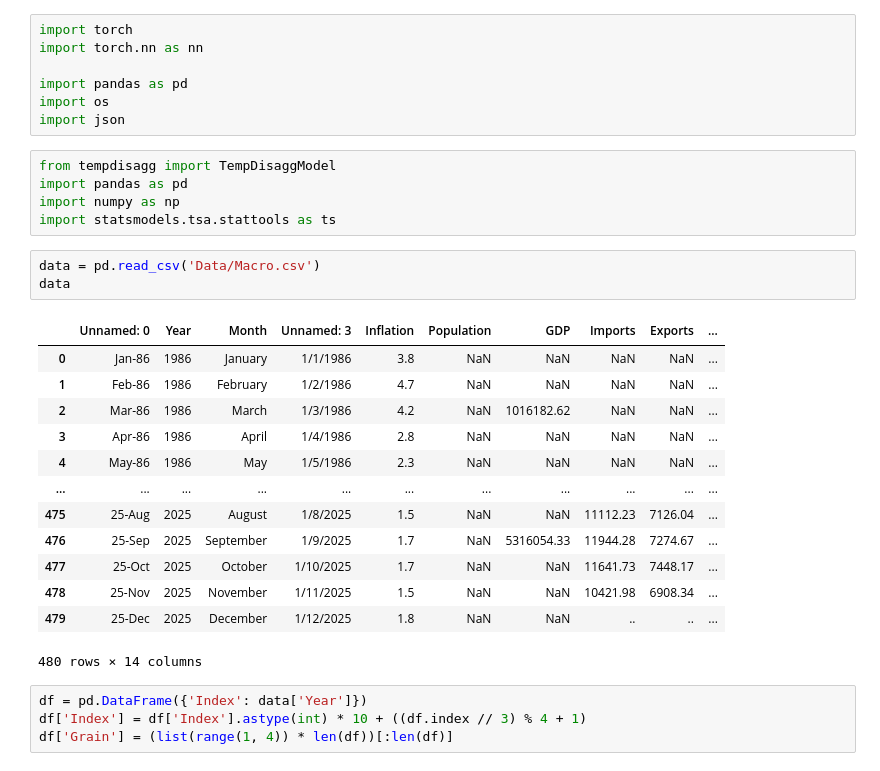
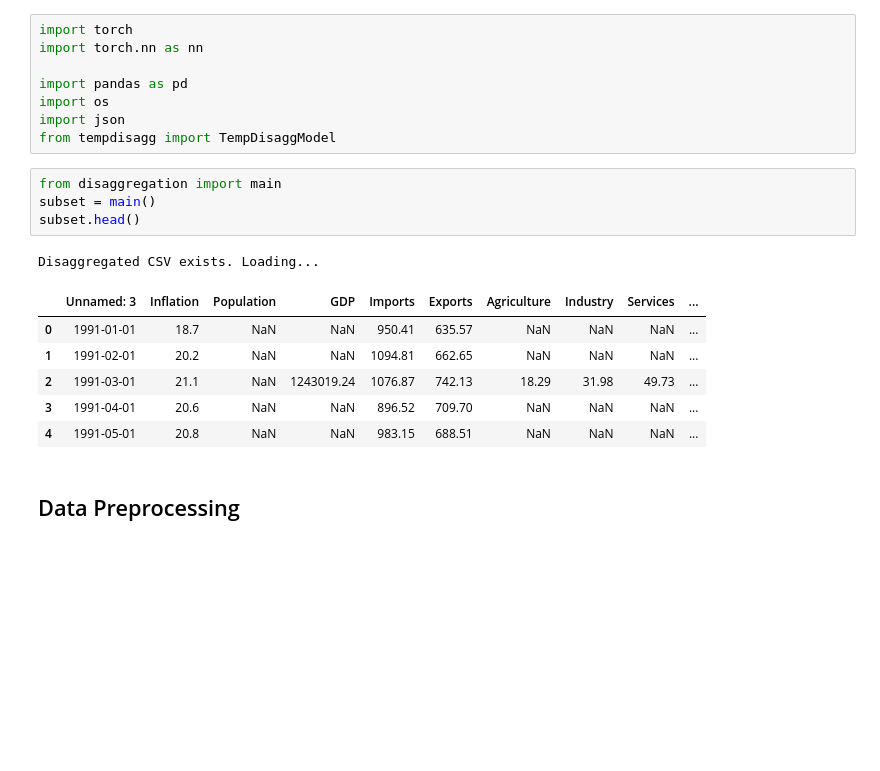
Before and after one commit to paulomercado/caps, a Jupyter notebook: main.ipynb, the cells around one changed output. Cells and saved outputs as stored; diff of their text form; blank space fills up the shorter version.

```diff
--- a/main.ipynb
+++ b/main.ipynb
@@ -5,29 +5,18 @@ import torch.nn as nn
 import pandas as pd
 import os
 import json
+from tempdisagg import TempDisaggModel
-# %%
-from tempdisagg import TempDisaggModel
-import pandas as pd
-import numpy as np
-import statsmodels.tsa.stattools as ts
-# %%
-data = pd.read_csv('Data/Macro.csv')
-data
-# %% [output]
-|  | Unnamed: 0 | Year | Month | Unnamed: 3 | Inflation | Population | GDP | Imports | Exports | ... |
-| 0 | Jan-86 | 1986 | January | 1/1/1986 | 3.8 | NaN | NaN | NaN | NaN | ... |
-| 1 | Feb-86 | 1986 | February | 1/2/1986 | 4.7 | NaN | NaN | NaN | NaN | ... |
-| 2 | Mar-86 | 1986 | March | 1/3/1986 | 4.2 | NaN | 1016182.62 | NaN | NaN | ... |
-| 3 | Apr-86 | 1986 | April | 1/4/1986 | 2.8 | NaN | NaN | NaN | NaN | ... |
-| 4 | May-86 | 1986 | May | 1/5/1986 | 2.3 | NaN | NaN | NaN | NaN | ... |
-| ... | ... | ... | ... | ... | ... | ... | ... | ... | ... | ... |
-| 475 | 25-Aug | 2025 | August | 1/8/2025 | 1.5 | NaN | NaN | 11112.23 | 7126.04 | ... |
-| 476 | 25-Sep | 2025 | September | 1/9/2025 | 1.7 | NaN | 5316054.33 | 11944.28 | 7274.67 | ... |
-| 477 | 25-Oct | 2025 | October | 1/10/2025 | 1.7 | NaN | NaN | 11641.73 | 7448.17 | ... |
-| 478 | 25-Nov | 2025 | November | 1/11/2025 | 1.5 | NaN | NaN | 10421.98 | 6908.34 | ... |
-| 479 | 25-Dec | 2025 | December | 1/12/2025 | 1.8 | NaN | NaN | .. | .. | ... |
-480 rows × 14 columns
-# %%
-df = pd.DataFrame({'Index': data['Year']})
-df['Index'] = df['Index'].astype(int) * 10 + ((df.index // 3) % 4 + 1)
-df['Grain'] = (list(range(1, 4)) * len(df))[:len(df)]
+# %%
+from disaggregation import main
+subset = main()
+subset.head()
+# %% [output]
+Disaggregated CSV exists. Loading...
+|  | Unnamed: 3 | Inflation | Population | GDP | Imports | Exports | Agriculture | Industry | Services | ... |
+| 0 | 1991-01-01 | 18.7 | NaN | NaN | 950.41 | 635.57 | NaN | NaN | NaN | ... |
+| 1 | 1991-02-01 | 20.2 | NaN | NaN | 1094.81 | 662.65 | NaN | NaN | NaN | ... |
+| 2 | 1991-03-01 | 21.1 | NaN | 1243019.24 | 1076.87 | 742.13 | 18.29 | 31.98 | 49.73 | ... |
+| 3 | 1991-04-01 | 20.6 | NaN | NaN | 896.52 | 709.70 | NaN | NaN | NaN | ... |
+| 4 | 1991-05-01 | 20.8 | NaN | NaN | 983.15 | 688.51 | NaN | NaN | NaN | ... |
+# %% [markdown]
+## Data Preprocessing
```
Also changed, not shown: parts of 11 cells of this notebook, 5 other files.
